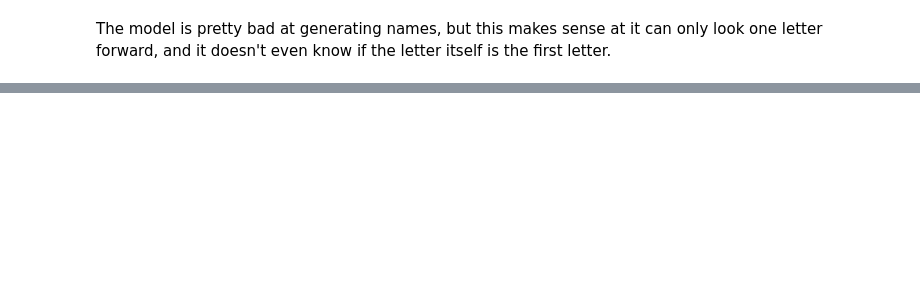
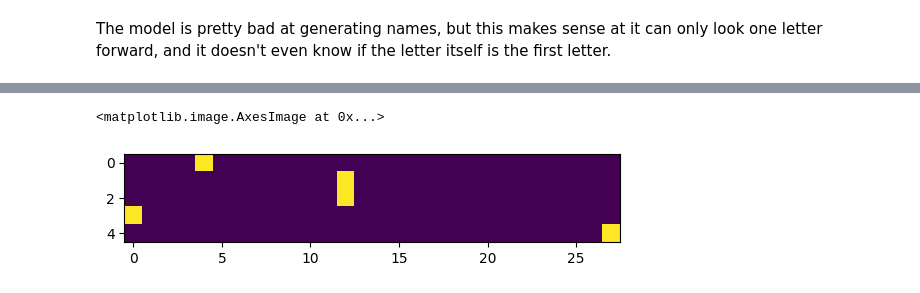
Before and after one commit to esbeneickhardt/karpathyintro, a Jupyter notebook: notebooks/Makemore/1. Bigram.ipynb, the cells around one changed output, grey strips where cells are left out. Drawn from its saved outputs; the diff is of its cells as text; code cells hidden in the pictures; blank space fills up the shorter version.

```diff
--- a/notebooks/Makemore/1. Bigram.ipynb
+++ b/notebooks/Makemore/1. Bigram.ipynb
@@ -284,0 +320,6 @@ Here we write the Value class to a module by labeling the cell with ###MAKEMORE#
+# %%
+# Visualizing one-hot encoding for ys
+plt.imshow(ys_hot[:5])
+# %% [output]
+<matplotlib.image.AxesImage at 0x...>
+[figure, added]
```
Also changed, not shown: parts of 27 cells of this notebook.
